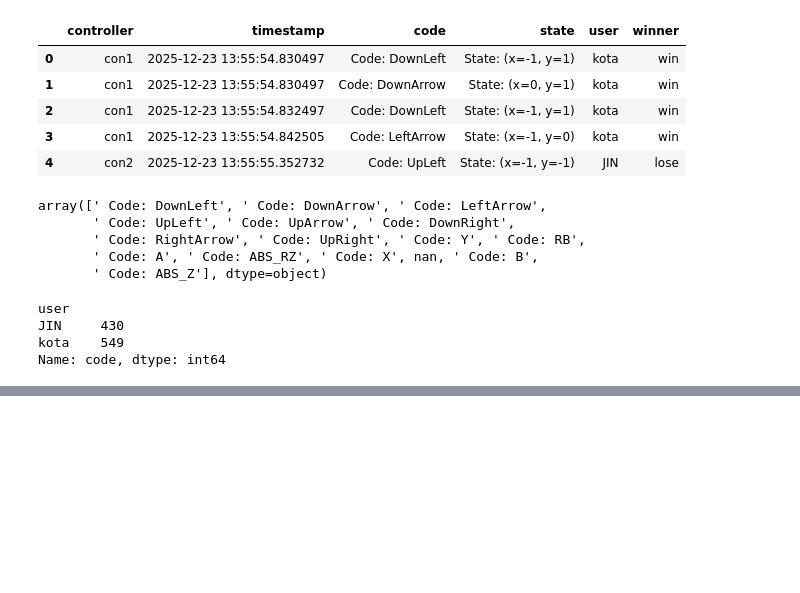
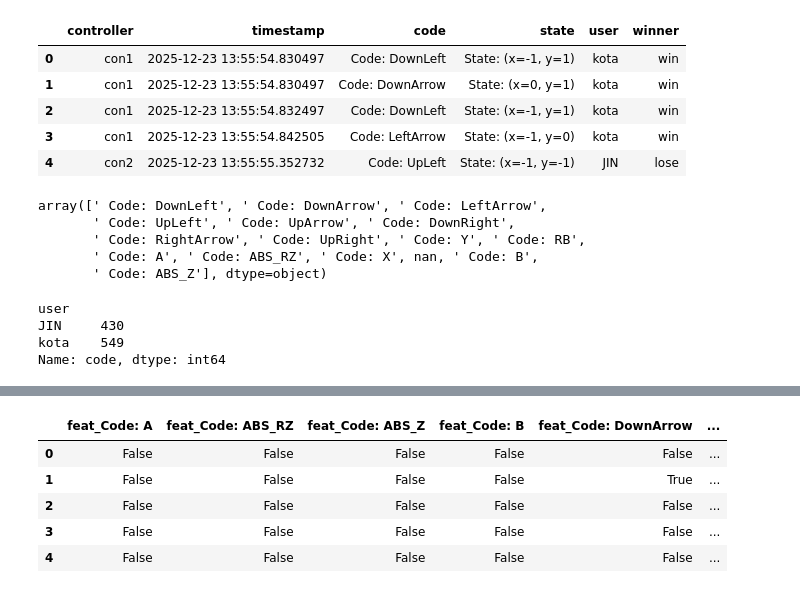
Before and after one commit to AutoRockProject/Analysis, a Jupyter notebook: work_.ipynb, the cells around one changed output, grey strips where cells are left out. Drawn from its saved outputs; the diff is of its cells as text; code cells hidden in the pictures; blank space fills up the shorter version.

```diff
--- a/work_.ipynb
+++ b/work_.ipynb
@@ -237,0 +269,9 @@ comparison_df
+# %%
+one_hot.head()
+# %% [output]
+|  | feat_Code: A | feat_Code: ABS_RZ | feat_Code: ABS_Z | feat_Code: B | feat_Code: DownArrow | ... |
+| 0 | False | False | False | False | False | ... |
+| 1 | False | False | False | False | True | ... |
+| 2 | False | False | False | False | False | ... |
+| 3 | False | False | False | False | False | ... |
+| 4 | False | False | False | False | False | ... |
```
Also changed, not shown: parts of 17 cells of this notebook.
